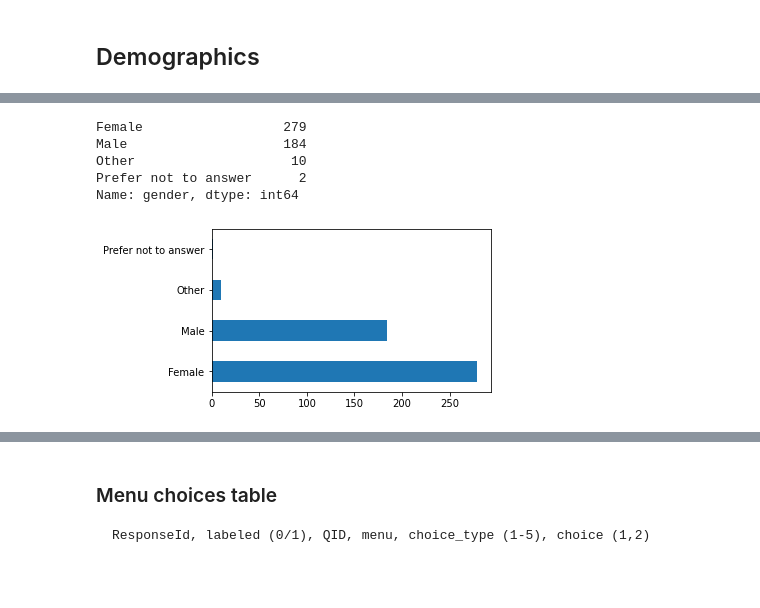
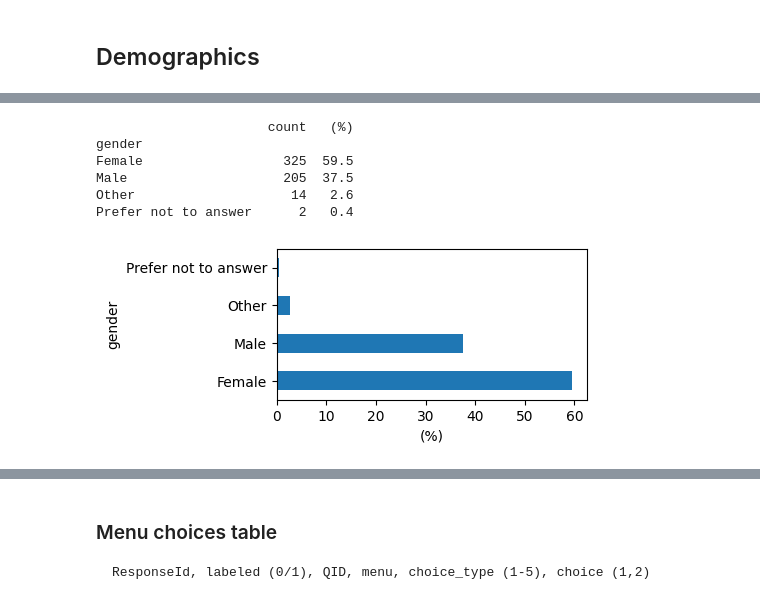
Before and after one commit to aberke/ff, a Jupyter notebook: data-analysis/online-survey-v1-analysis.ipynb, the cells around one changed output, grey strips where cells are left out. Saved outputs shown, nothing was run; the diff lists cells and outputs as text; code cells hidden in the pictures; blank space fills up the shorter version.

Commit message:
mlms and updated survey data
- survey results still coming in
- this updates climate model data too with more MA responses

```diff
--- a/data-analysis/online-survey-v1-analysis.ipynb
+++ b/data-analysis/online-survey-v1-analysis.ipynb
@@ -323,12 +320,18 @@ What was your total household income before taxes during the past 12 months?
 # %%
 respondent_df['gender'] = respondent_df.Q_demos_gender.map(codebook['Q_demos_gender']['choices'])
-fig,ax = plt.subplots(figsize=(5,3))
-respondent_df['gender'].value_counts().plot.barh(ax=ax)
-respondent_df['gender'].value_counts()
+fig,ax = plt.subplots(figsize=(4,2),dpi=100)
+gender_counts = respondent_df.groupby(
+    'gender'
+)['ResponseId'].count().rename('count').to_frame()
+gender_counts['(%)'] = 100*round(gender_counts['count']/gender_counts['count'].sum(), 3)
+print(gender_counts)
+gender_counts['(%)'].plot.barh(ax=ax)
+_ = ax.set_xlabel('(%)')
 # %% [output]
-Female                  279
-Male                    184
-Other                    10
-Prefer not to answer      2
-Name: gender, dtype: int64
+                      count   (%)
+gender
+Female                  325  59.5
+Male                    205  37.5
+Other                    14   2.6
+Prefer not to answer      2   0.4
-[figure, old version]
+[figure, new version]
```
Also changed, not shown: parts of 105 cells of this notebook, 2 other files.
